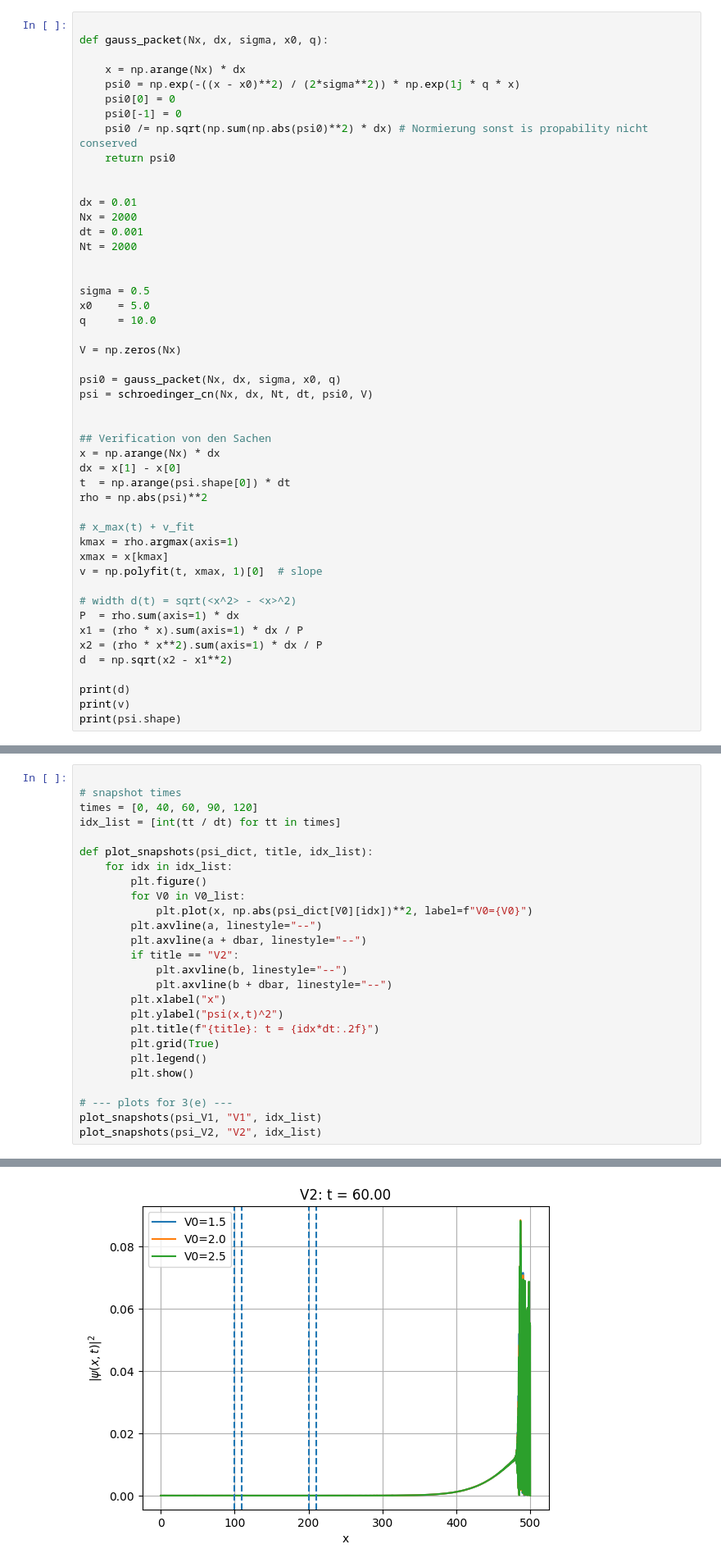
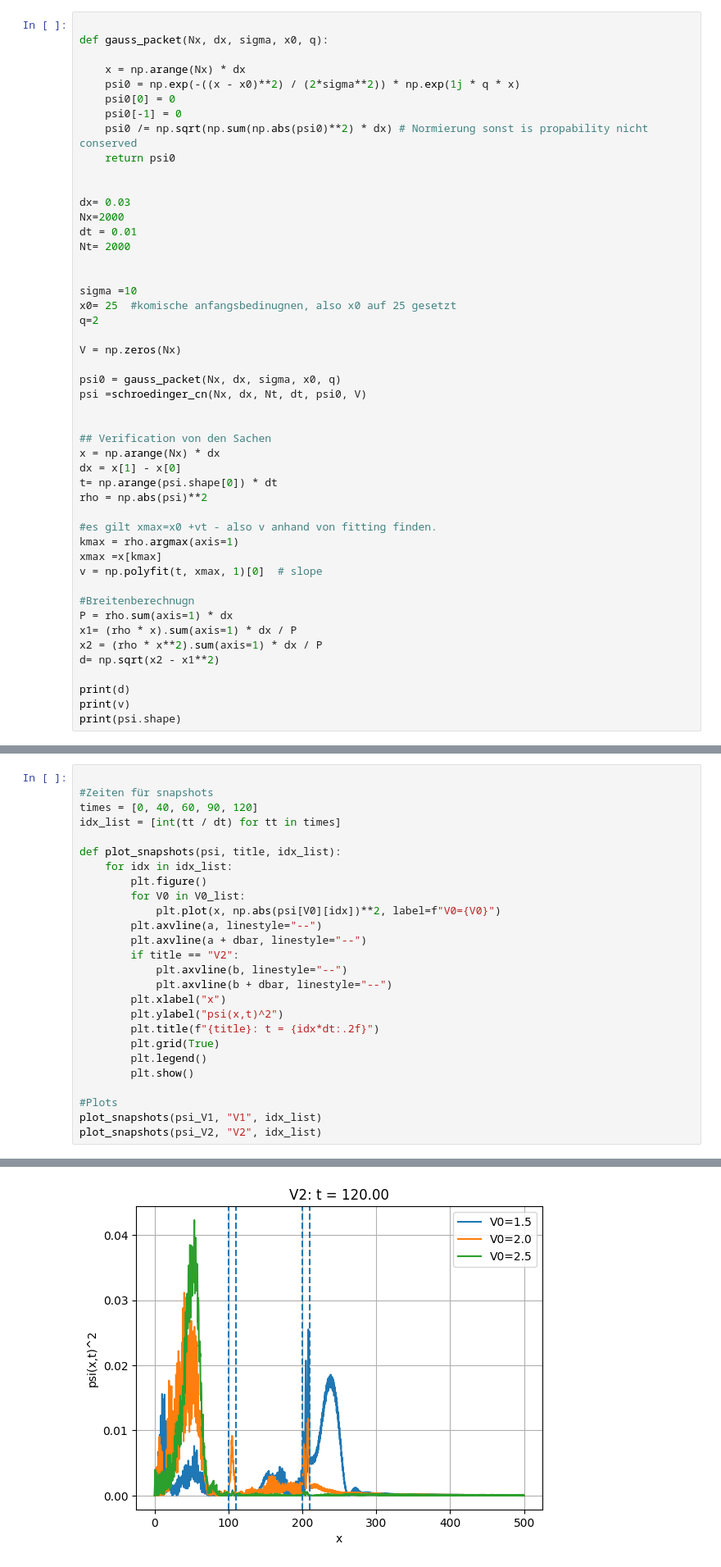
Before and after one commit to OverAmpJinx/CompPhyWS25, a Jupyter notebook: Assignment3/a33CrankNicolson.ipynb, the cells around one changed output, grey strips where cells are left out. Shown at 82% size. Drawn from its saved outputs; the diff is of its cells as text.

```diff
--- a/Assignment3/a33CrankNicolson.ipynb
+++ b/Assignment3/a33CrankNicolson.ipynb
@@ -59,38 +59,38 @@ def gauss_packet(Nx, dx, sigma, x0, q):
     return psi0
 
 
-dx = 0.01
-Nx = 2000
-dt = 0.001
-Nt = 2000
+dx= 0.03
+Nx=2000
+dt = 0.01
+Nt= 2000
 
 
-sigma = 0.5
-x0    = 5.0
-q     = 10.0
+sigma =10
+x0= 25  #komische anfangsbedinugnen, also x0 auf 25 gesetzt
+q=2
 
 V = np.zeros(Nx)
 
 psi0 = gauss_packet(Nx, dx, sigma, x0, q)
-psi = schroedinger_cn(Nx, dx, Nt, dt, psi0, V)
+psi =schroedinger_cn(Nx, dx, Nt, dt, psi0, V)
 
 
 ## Verification von den Sachen
 x = np.arange(Nx) * dx
 dx = x[1] - x[0]
-t  = np.arange(psi.shape[0]) * dt
+t= np.arange(psi.shape[0]) * dt
 rho = np.abs(psi)**2
 
-# x_max(t) + v_fit
+#es gilt xmax=x0 +vt - also v anhand von fitting finden.
 kmax = rho.argmax(axis=1)
-xmax = x[kmax]
+xmax =x[kmax]
 v = np.polyfit(t, xmax, 1)[0]  # slope
 
-# width d(t) = sqrt(<x^2> - <x>^2)
-P  = rho.sum(axis=1) * dx
-x1 = (rho * x).sum(axis=1) * dx / P
+#Breitenberechnugn
+P = rho.sum(axis=1) * dx
+x1= (rho * x).sum(axis=1) * dx / P
 x2 = (rho * x**2).sum(axis=1) * dx / P
-d  = np.sqrt(x2 - x1**2)
+d= np.sqrt(x2 - x1**2)
 
 print(d)
 print(v)
@@ -183,15 +189,15 @@ for V0 in V0_list:
 ### Unteerpunkt e: Plots zu Potentialen
 # %%
 
-# snapshot times
+#Zeiten für snapshots
 times = [0, 40, 60, 90, 120]
 idx_list = [int(tt / dt) for tt in times]
 
-def plot_snapshots(psi_dict, title, idx_list):
+def plot_snapshots(psi, title, idx_list):
     for idx in idx_list:
         plt.figure()
         for V0 in V0_list:
-            plt.plot(x, np.abs(psi_dict[V0][idx])**2, label=f"V0={V0}")
+            plt.plot(x, np.abs(psi[V0][idx])**2, label=f"V0={V0}")
         plt.axvline(a, linestyle="--")
         plt.axvline(a + dbar, linestyle="--")
         if title == "V2":
@@ -204,7 +210,7 @@ def plot_snapshots(psi_dict, title, idx_list):
         plt.legend()
         plt.show()
 
-# --- plots for 3(e) ---
+#Plots
 plot_snapshots(psi_V1, "V1", idx_list)
 plot_snapshots(psi_V2, "V2", idx_list)
 # %% [output]
@@ -220 +226 @@ plot_snapshots(psi_V2, "V2", idx_list)
-[figure, old version]
+[figure, new version]
```
Also changed, not shown: parts of 5 cells of this notebook.
